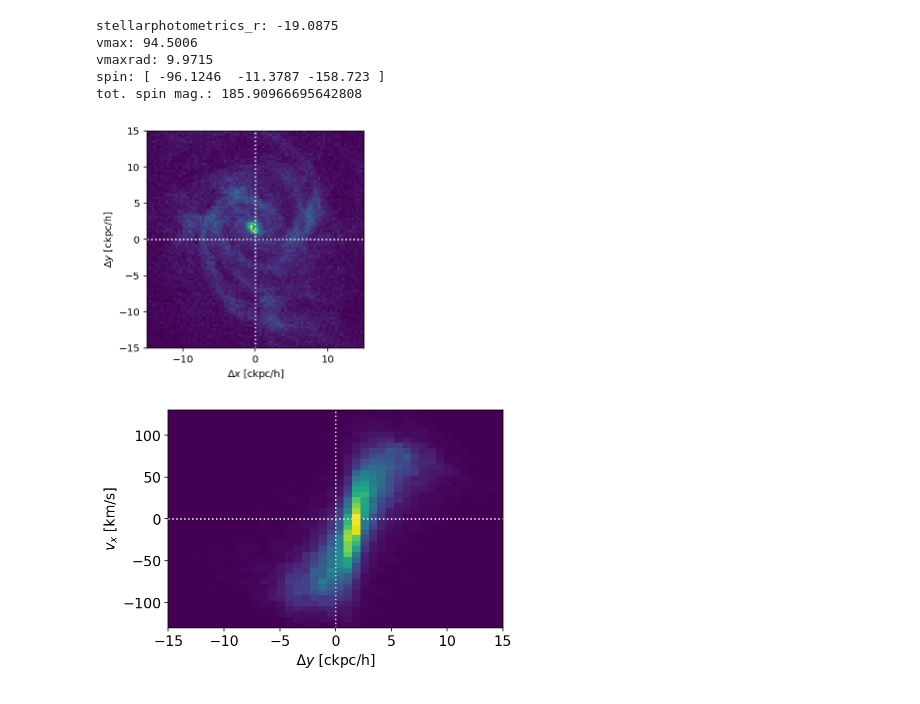
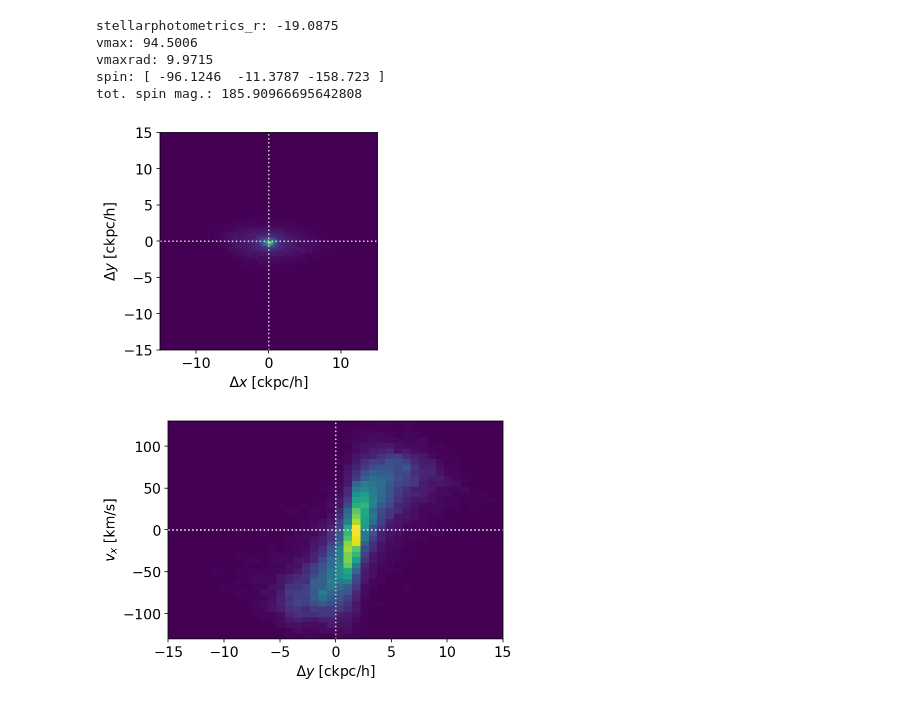
Before and after one commit to msmithUA/TNGcube, a Jupyter notebook: notebooks/[demo] queryTNG.ipynb, the cells around one changed output. Drawn from its saved outputs; the diff is of its cells as text; code cells hidden in the pictures.

```diff
--- a/notebooks/[demo] queryTNG.ipynb
+++ b/notebooks/[demo] queryTNG.ipynb
@@ -210,9 +210,9 @@ def plotXV_subhalo(subhalo, id_pos = 1, id_vel = 0, ptlType='stars'):
 
     return ax
 # %%
-ax = plotImg_subhalo(subhalo, idx=0, idy=1, ptlType='gas')
+ax = plotImg_subhalo(subhalo, idx=0, idy=1, ptlType='stars')
 # %% [output]
-[figure, old version]
+[figure, new version]
 # %%
 ax2 = plotXV_subhalo(subhalo, id_pos = 1, id_vel = 0, ptlType='stars')
 # %% [output]
```
Also changed, not shown: 2 other files.
